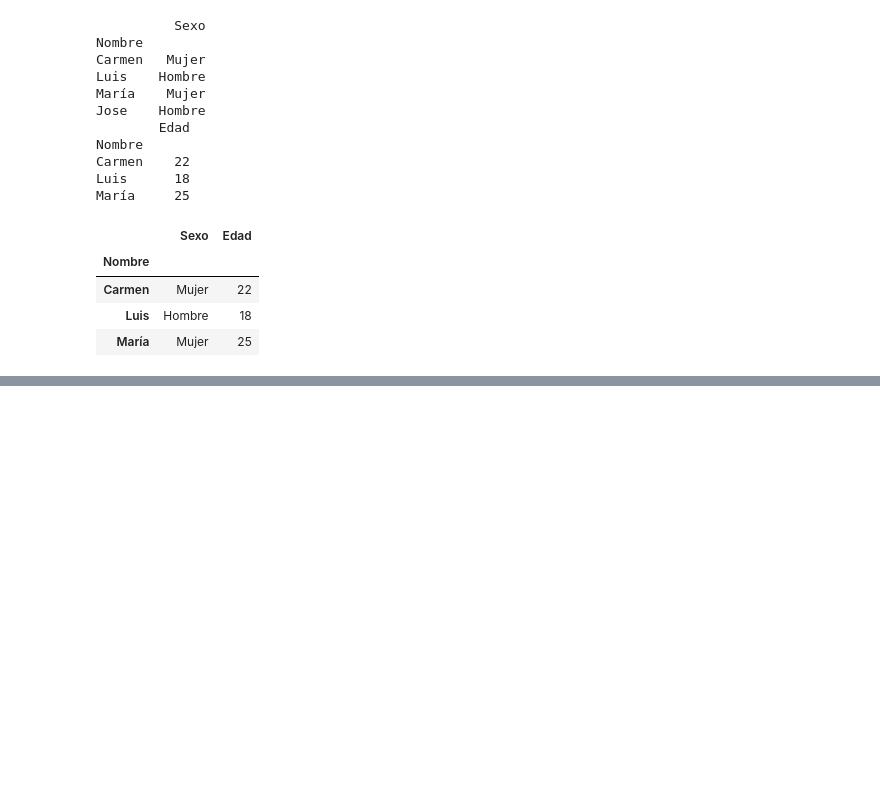
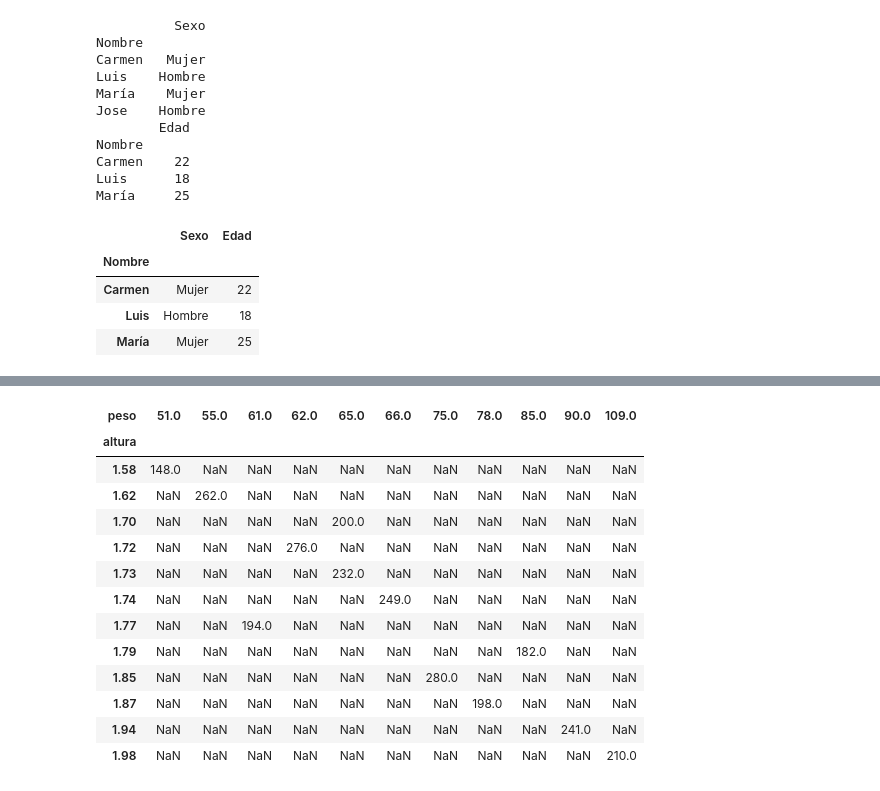
Before and after one commit to CarlosEsteve/python, a Jupyter notebook: Pandas/Pandas.ipynb, the cells around one changed output, grey strips where cells are left out. Saved outputs shown, nothing was run; the diff lists cells and outputs as text; code cells hidden in the pictures; blank space fills up the shorter version.

```diff
--- a/Pandas/Pandas.ipynb
+++ b/Pandas/Pandas.ipynb
@@ -1350,0 +1566,19 @@ María     25
+# %%
+ct_means = pd.crosstab(dfcol['altura'], dfcol['peso'], values=dfcol['colesterol'], aggfunc='mean')
+
+ct_means
+# %% [output]
+| peso | 51.0 | 55.0 | 61.0 | 62.0 | 65.0 | 66.0 | 75.0 | 78.0 | 85.0 | 90.0 | 109.0 |
+| altura |  |  |  |  |  |  |  |  |  |  |  |
+| 1.58 | 148.0 | NaN | NaN | NaN | NaN | NaN | NaN | NaN | NaN | NaN | NaN |
+| 1.62 | NaN | 262.0 | NaN | NaN | NaN | NaN | NaN | NaN | NaN | NaN | NaN |
+| 1.70 | NaN | NaN | NaN | NaN | 200.0 | NaN | NaN | NaN | NaN | NaN | NaN |
+| 1.72 | NaN | NaN | NaN | 276.0 | NaN | NaN | NaN | NaN | NaN | NaN | NaN |
+| 1.73 | NaN | NaN | NaN | NaN | 232.0 | NaN | NaN | NaN | NaN | NaN | NaN |
+| 1.74 | NaN | NaN | NaN | NaN | NaN | 249.0 | NaN | NaN | NaN | NaN | NaN |
+| 1.77 | NaN | NaN | 194.0 | NaN | NaN | NaN | NaN | NaN | NaN | NaN | NaN |
+| 1.79 | NaN | NaN | NaN | NaN | NaN | NaN | NaN | NaN | 182.0 | NaN | NaN |
+| 1.85 | NaN | NaN | NaN | NaN | NaN | NaN | 280.0 | NaN | NaN | NaN | NaN |
+| 1.87 | NaN | NaN | NaN | NaN | NaN | NaN | NaN | 198.0 | NaN | NaN | NaN |
+| 1.94 | NaN | NaN | NaN | NaN | NaN | NaN | NaN | NaN | NaN | 241.0 | NaN |
+| 1.98 | NaN | NaN | NaN | NaN | NaN | NaN | NaN | NaN | NaN | NaN | 210.0 |
```
Also changed, not shown: parts of 13 cells of this notebook, 1 other file.
